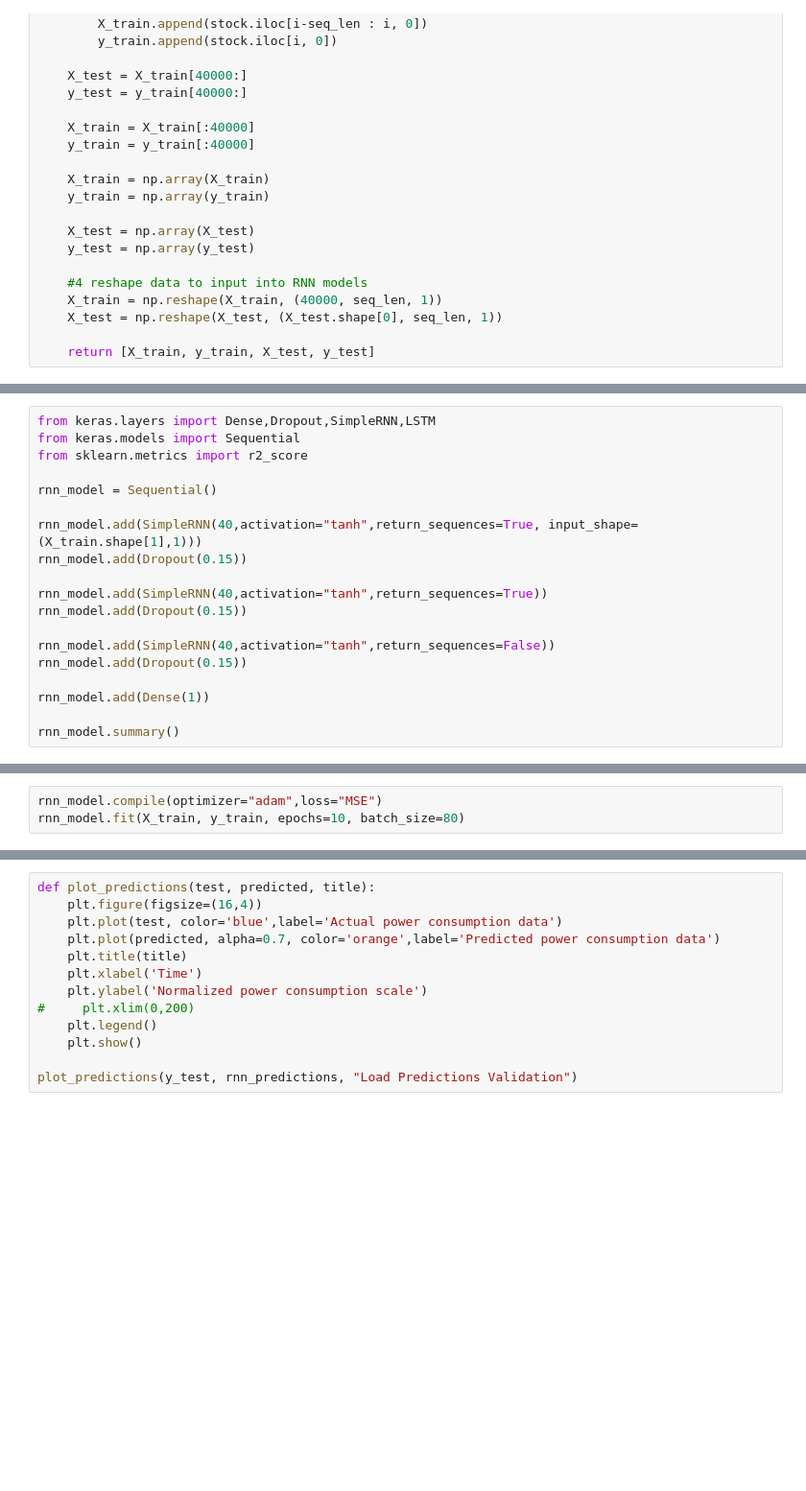
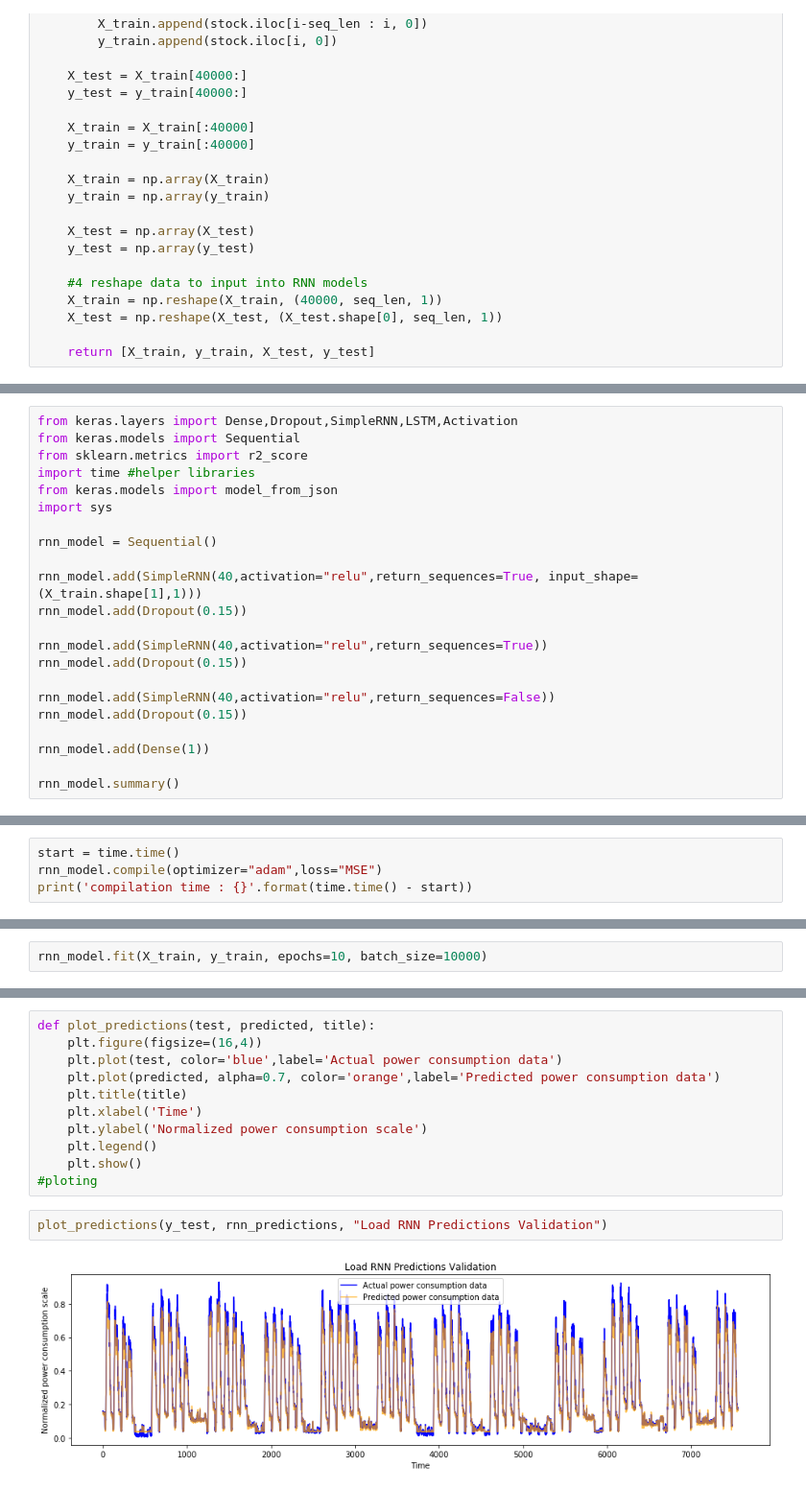
Before and after one commit to kentdan/interview_prep, a Jupyter notebook: Anomaly_detection/Anomaly_detection_smartmeter_swiss.ipynb, the cells around one changed output, grey strips where cells are left out. Shown at 96% size. Drawn from its saved outputs; the diff is of its cells as text; blank space fills up the shorter version.

```diff
--- a/Anomaly_detection/Anomaly_detection_smartmeter_swiss.ipynb
+++ b/Anomaly_detection/Anomaly_detection_smartmeter_swiss.ipynb
@@ -85,17 +117,20 @@ print('y_test.shape = ',y_test.shape)
 # %%
-from keras.layers import Dense,Dropout,SimpleRNN,LSTM
+from keras.layers import Dense,Dropout,SimpleRNN,LSTM,Activation
 from keras.models import Sequential
 from sklearn.metrics import r2_score
+import time #helper libraries
+from keras.models import model_from_json
+import sys
 
 rnn_model = Sequential()
 
-rnn_model.add(SimpleRNN(40,activation="tanh",return_sequences=True, input_shape=(X_train.shape[1],1)))
+rnn_model.add(SimpleRNN(40,activation="relu",return_sequences=True, input_shape=(X_train.shape[1],1)))
 rnn_model.add(Dropout(0.15))
 
-rnn_model.add(SimpleRNN(40,activation="tanh",return_sequences=True))
+rnn_model.add(SimpleRNN(40,activation="relu",return_sequences=True))
 rnn_model.add(Dropout(0.15))
 
-rnn_model.add(SimpleRNN(40,activation="tanh",return_sequences=False))
+rnn_model.add(SimpleRNN(40,activation="relu",return_sequences=False))
 rnn_model.add(Dropout(0.15))
 
 rnn_model.add(Dense(1))
@@ -104,3 +157,4 @@ rnn_model.summary()
 # %%
+start = time.time()
 rnn_model.compile(optimizer="adam",loss="MSE")
-rnn_model.fit(X_train, y_train, epochs=10, batch_size=80)
+print('compilation time : {}'.format(time.time() - start))
@@ -106,0 +163,2 @@ rnn_model.fit(X_train, y_train, epochs=10, batch_size=80)
+# %%
+rnn_model.fit(X_train, y_train, epochs=10, batch_size=10000)
@@ -117,8 +275,10 @@ def plot_predictions(test, predicted, title):
     plt.title(title)
     plt.xlabel('Time')
     plt.ylabel('Normalized power consumption scale')
-#     plt.xlim(0,200)
     plt.legend()
     plt.show()
-
-plot_predictions(y_test, rnn_predictions, "Load Predictions Validation")
+#ploting
+# %%
+plot_predictions(y_test, rnn_predictions, "Load RNN Predictions Validation")
+# %% [output]
+[figure, added]
```
Also changed, not shown: parts of 28 cells of this notebook, 5 other files.
